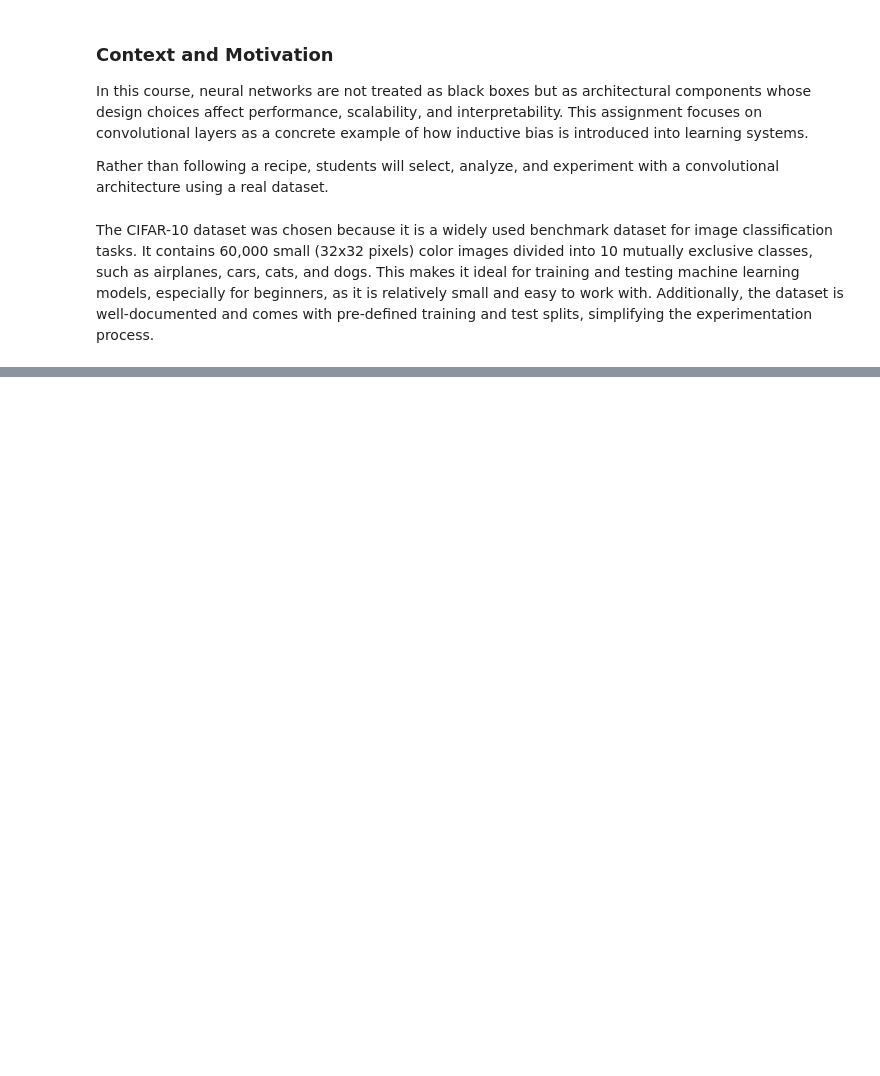
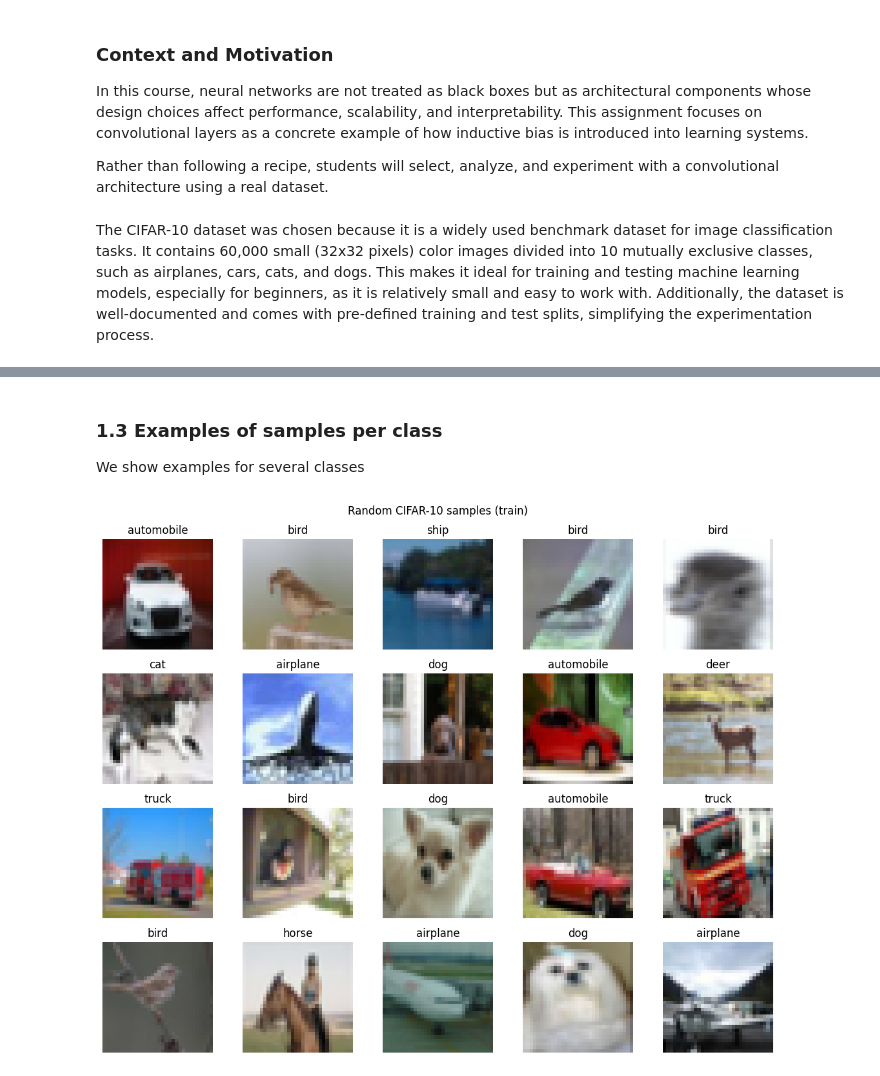
Before and after one commit to daviidc29/lab3-Arep, a Jupyter notebook: neural_network.ipynb, the cells around one changed output, grey strips where cells are left out. Saved outputs shown, nothing was run; the diff lists cells and outputs as text; code cells hidden in the pictures; blank space fills up the shorter version.

```diff
--- a/neural_network.ipynb
+++ b/neural_network.ipynb
@@ -39,0 +153,10 @@ DEPRECATION: Loading egg at c:\program files\python311\lib\site-packages\vboxapi
+# %% [markdown]
+### 1.3 Examples of samples per class
+
+We show examples for several classes
+# %%
+# Random samples
+idx = np.random.choice(len(x_train), size=20, replace=False)
+show_images_grid(x_train[idx], y_train[idx], n=20, title="Random CIFAR-10 samples (train)")
+# %% [output]
+[figure, added]
```
Also changed, not shown: parts of 71 cells of this notebook, 3 other files.
